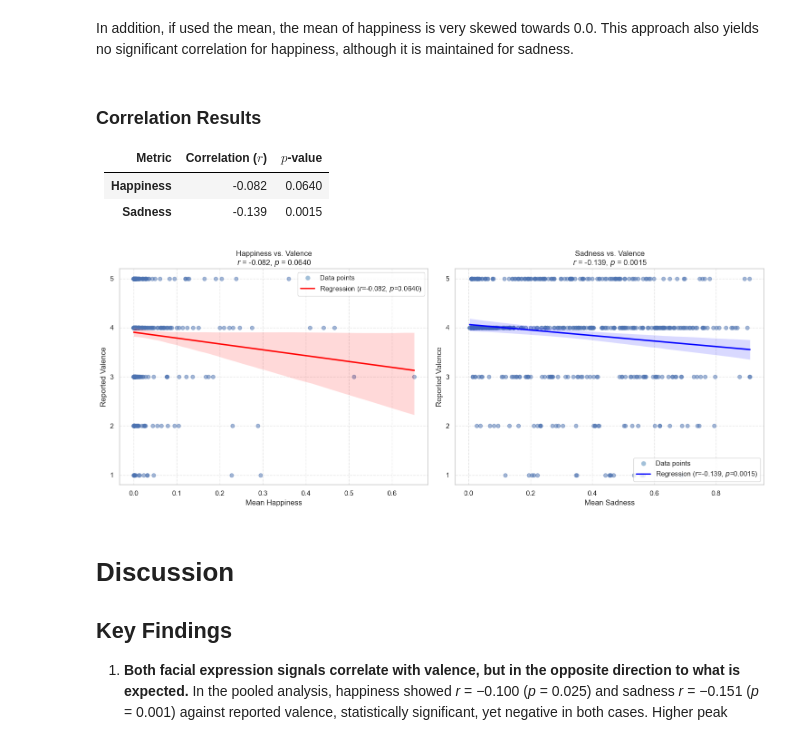
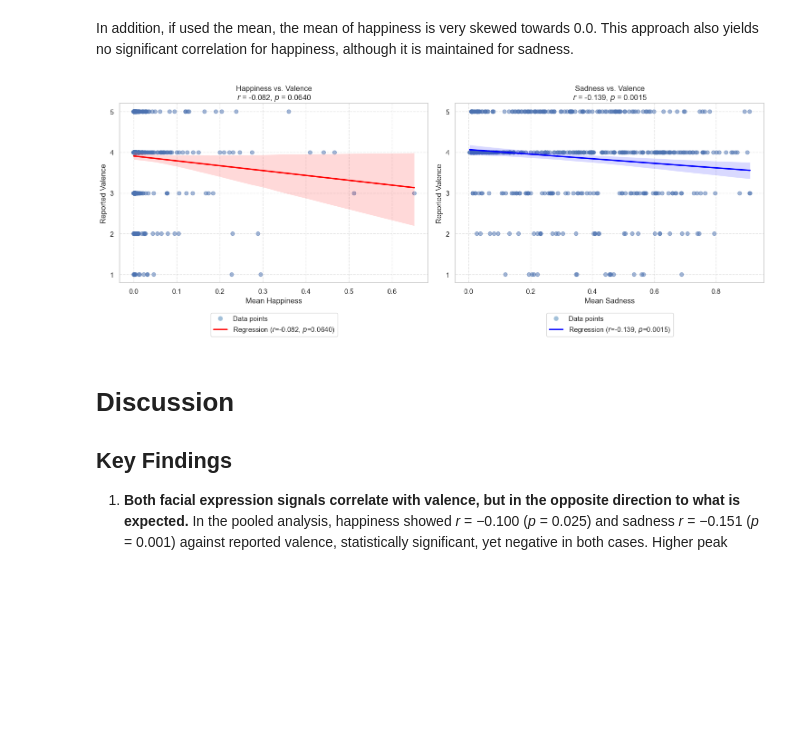
Before and after one commit to alonso284/FER-Study, a Jupyter notebook: notebooks/03_phenomenon_3_emotional_suppression_under_observation.ipynb, the cells around one changed output. Drawn from its saved outputs; the diff is of its cells as text; code cells hidden in the pictures; blank space fills up the shorter version.

```diff
--- a/notebooks/03_phenomenon_3_emotional_suppression_under_observation.ipynb
+++ b/notebooks/03_phenomenon_3_emotional_suppression_under_observation.ipynb
@@ -384,14 +361,6 @@ k_largest_df = k_largest_df.dropna(subset=['reported_valence', 'agg_happiness',
 
 corr_h, p_h = pearsonr(k_largest_df['reported_valence'], k_largest_df['agg_happiness'])
 corr_s, p_s = pearsonr(k_largest_df['reported_valence'], k_largest_df['agg_sadness'])
-
-display(Markdown(f"""
-### Correlation Results
-| Metric | Correlation ($r$) | $p$-value |
-| :--- | :--- | :--- |
-| **Happiness** | {corr_h:.3f} | {p_h:.4f} |
-| **Sadness** | {corr_s:.3f} | {p_s:.4f} |
-"""))
 
 # Create a 1x2 grid (1 row, 2 columns)
 fig, axes = plt.subplots(1, 2, figsize=(15, 6))
@@ -416,44 +385,44 @@ axes[0].legend(
                    alpha=0.5, markersize=8, label='Data points'),
         plt.Line2D([0], [0], color='red', linewidth=2,
                    label=f'Regression ($r$={corr_h:.3f}, $p$={p_h:.4f})')
-    ]
+    ],
+    loc='upper center',
+    bbox_to_anchor=(0.5, -0.15),
+    ncol=1
 )
 
 # Plot 2: Sadness vs Reported Valence
 sns.regplot(
     ax=axes[1],
     data=k_largest_df,
     x='agg_sadness',
     y='reported_valence',
     scatter_kws={'alpha':0.5},
     line_kws={'color':'blue'}
 )
 axes[1].set_title(f'Sadness vs. Valence\n$r$ = {corr_s:.3f}, $p$ = {p_s:.4f}')
 axes[1].set_xlabel('Mean Sadness')
 axes[1].set_ylabel('Reported Valence')
 axes[1].grid(True, linestyle='--', alpha=0.5)
 axes[1].set_yticks([1, 2, 3, 4, 5])
 axes[1].legend(
     handles=[
         plt.Line2D([0], [0], marker='o', color='w', markerfacecolor='steelblue',
                    alpha=0.5, markersize=8, label='Data points'),
         plt.Line2D([0], [0], color='blue', linewidth=2,
                    label=f'Regression ($r$={corr_s:.3f}, $p$={p_s:.4f})')
-    ]
+    ],
+    loc='upper center',
+    bbox_to_anchor=(0.5, -0.15),
+    ncol=1
 )
 
 # Adjust layout to prevent label overlap
 plt.tight_layout()
 plt.savefig('../outputs/figures/phenomenon_3_fig4_deadend_mean_happiness_sadness.png', dpi=150, bbox_inches='tight')
 plt.show()
 # %% [output]
-
-### Correlation Results
-| Metric | Correlation ($r$) | $p$-value |
-| :--- | :--- | :--- |
-| **Happiness** | -0.082 | 0.0640 |
-| **Sadness** | -0.139 | 0.0015 |
-[figure, old version]
+[figure, new version]
 # %% [markdown]
 # Discussion
 
```
Also changed, not shown: parts of 3 cells of this notebook, 2 other files.
